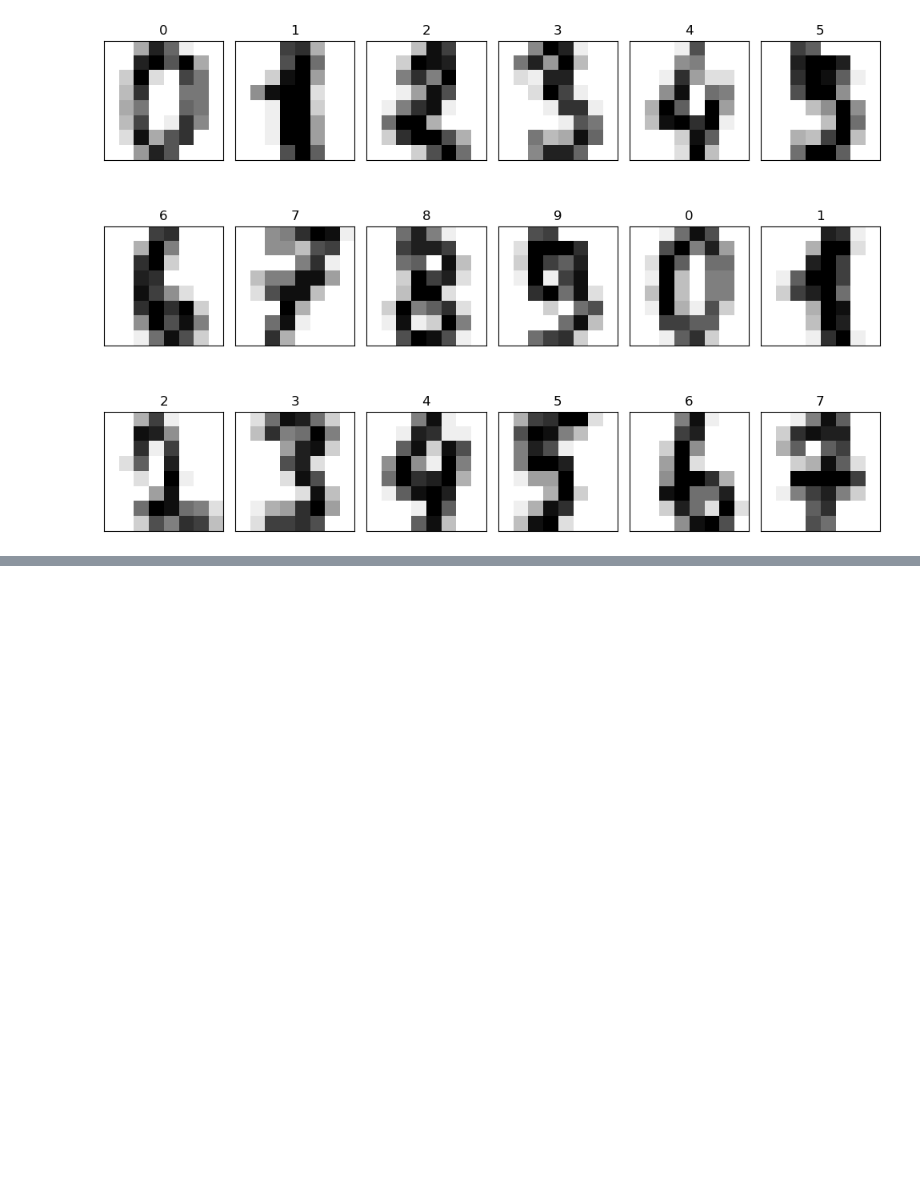
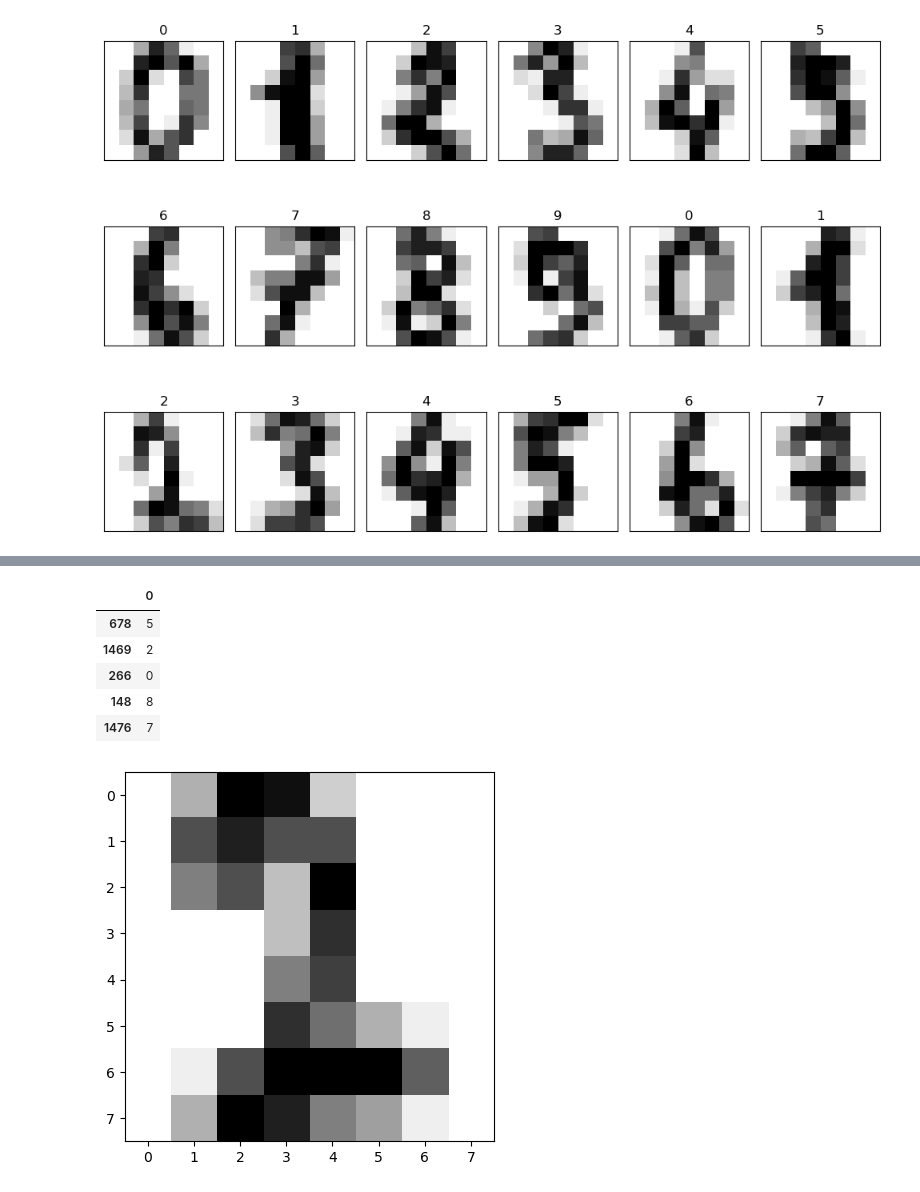
Before and after one commit to SGiuri/ML_PD_2324, a Jupyter notebook: Lezione4/mnist.ipynb, the cells around one changed output, grey strips where cells are left out. Drawn from its saved outputs; the diff is of its cells as text; code cells hidden in the pictures; blank space fills up the shorter version.

```diff
--- a/Lezione4/mnist.ipynb
+++ b/Lezione4/mnist.ipynb
@@ -45,0 +147,3 @@ show_multiple_img(dig.images[0:18], dig.target[0:18])
+# %%
+pd.set_option('display.max_row', None)
+dig_df.describe().T
@@ -45,0 +188,3 @@ show_multiple_img(dig.images[0:18], dig.target[0:18])
+# %%
+pd.set_option('display.max_row', 20)
+dig_df
@@ -45,0 +211,7 @@ show_multiple_img(dig.images[0:18], dig.target[0:18])
+# %%
+X = dig_df          # X = dig.data
+y = target_df       # y = dig.target
+# %%
+X_train, X_test, y_train, y_test = train_test_split(X,y, random_state=SEED)
+
+X_train.shape, X_test.shape, y_train.shape, y_test.shape
@@ -45,0 +246,11 @@ show_multiple_img(dig.images[0:18], dig.target[0:18])
+# %%
+plt.imshow(np.array(X_train)[1].reshape(8,8), cmap="gray_r")
+y_train.head(5)
+# %% [output]
+|  | 0 |
+| 678 | 5 |
+| 1469 | 2 |
+| 266 | 0 |
+| 148 | 8 |
+| 1476 | 7 |
+[figure, added]
```
Also changed, not shown: parts of 17 cells of this notebook.
